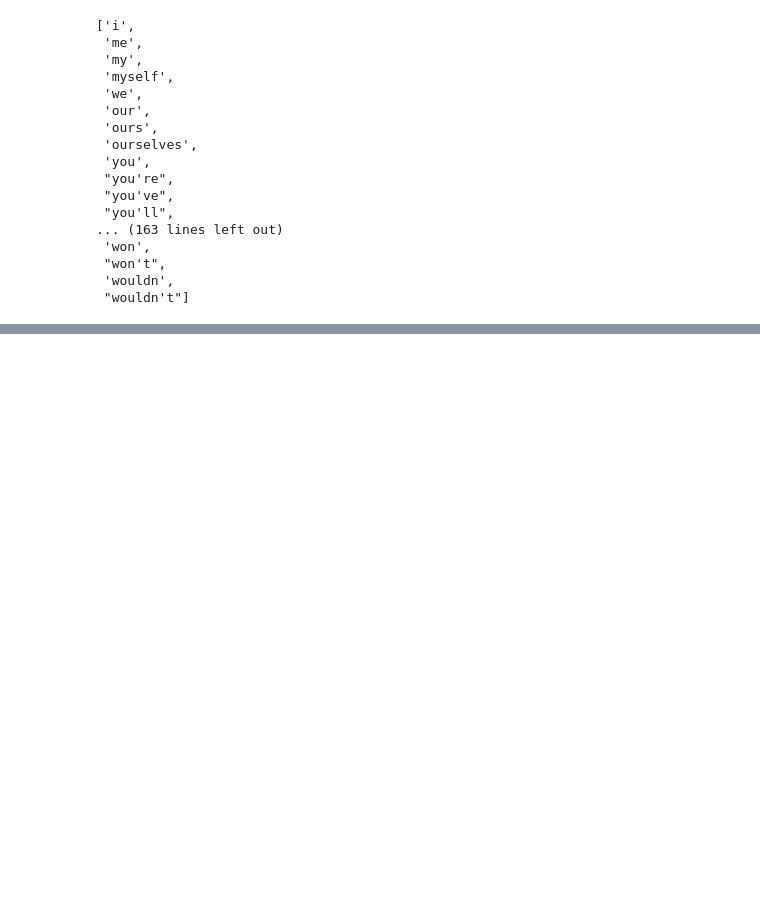
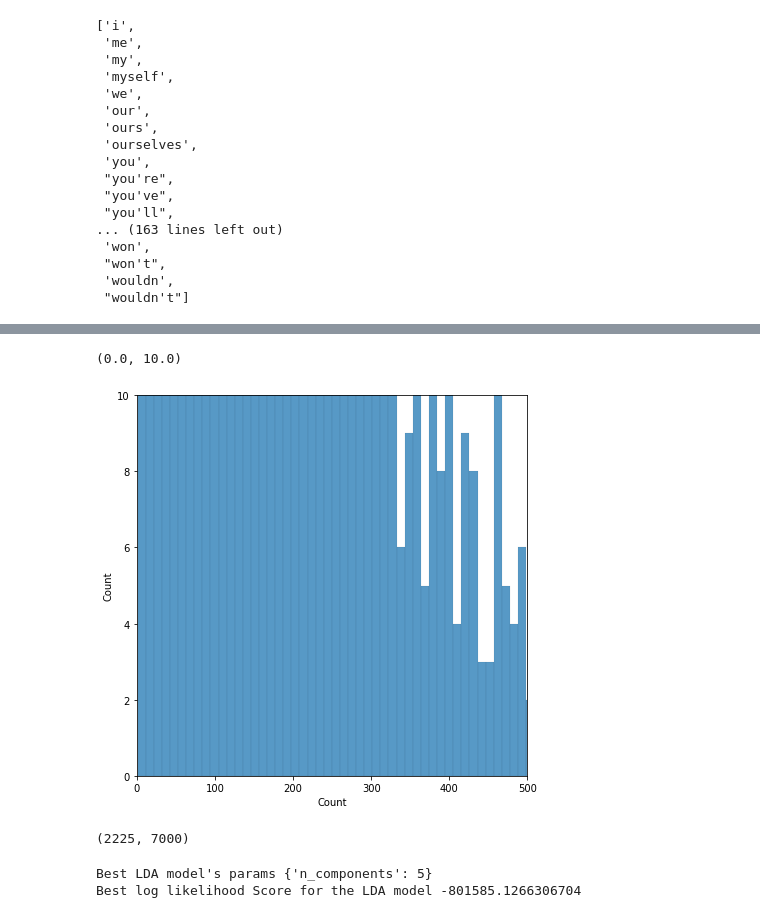
Before and after one commit to Priyabrat845/Topic-Modeling-on-News-Articles, a Jupyter notebook: Topic_modeling_of_news_articles.ipynb, the cells around one changed output, grey strips where cells are left out. Cells and saved outputs as stored; diff of their text form; code cells hidden in the pictures; blank space fills up the shorter version.

```diff
--- a/Topic_modeling_of_news_articles.ipynb
+++ b/Topic_modeling_of_news_articles.ipynb
@@ -336,0 +641,8 @@ tokenized[:10]
+# %%
+plt.figure(figsize=(7,7))
+sns.histplot(word_count['Count'],bins=700)
+plt.xlim((0,500))
+plt.ylim((0,10))
+# %% [output]
+(0.0, 10.0)
+[figure, added]
@@ -336,0 +652,22 @@ tokenized[:10]
+# %%
+document_term_matrix.shape
+# %% [output]
+(2225, 7000)
+# %%
+# Parameters tuning using Grid Search
+from sklearn.model_selection import GridSearchCV
+grid_params = {'n_components' : list(range(5,10))}
+
+# LDA model
+lda = LatentDirichletAllocation()
+lda_model = GridSearchCV(lda,param_grid=grid_params)
+lda_model.fit(document_term_matrix)
+
+# Best LDA model
+best_lda_model = lda_model.best_estimator_
+
+print("Best LDA model's params" , lda_model.best_params_)
+print("Best log likelihood Score for the LDA model",lda_model.best_score_)
+# %% [output]
+Best LDA model's params {'n_components': 5}
+Best log likelihood Score for the LDA model -801585.1266306704
```
Also changed, not shown: parts of 68 cells of this notebook.
